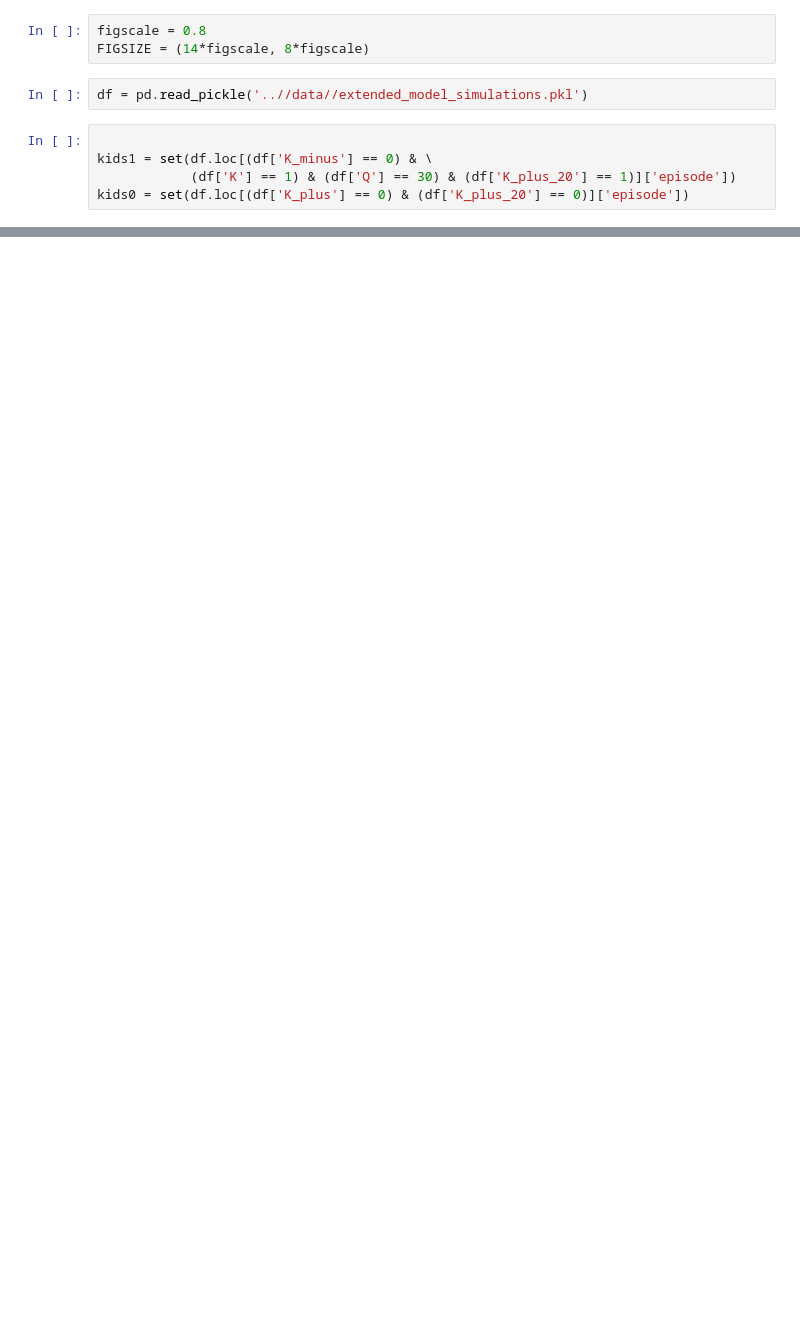
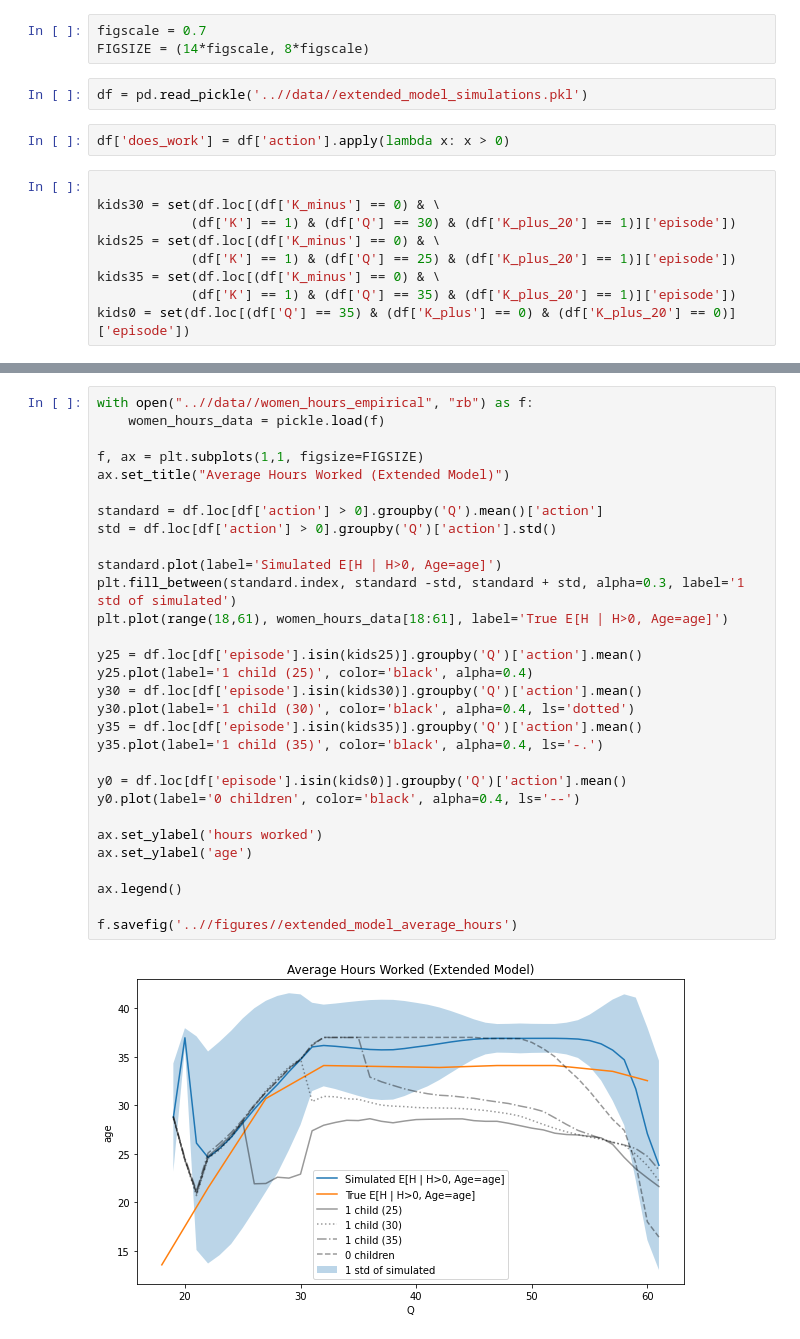
Before and after one commit to JakartaLaw/speciale, a Jupyter notebook: src/Extended Model V1 - Results.ipynb, the cells around one changed output, grey strips where cells are left out. Cells and saved outputs as stored; diff of their text form; blank space fills up the shorter version.

```diff
--- a/src/Extended Model V1 - Results.ipynb
+++ b/src/Extended Model V1 - Results.ipynb
@@ -6,10 +8,16 @@ import seaborn as sbn
 # %%
-figscale = 0.8
+figscale = 0.7
 FIGSIZE = (14*figscale, 8*figscale)
 # %%
 df = pd.read_pickle('..//data//extended_model_simulations.pkl')
+# %%
+df['does_work'] = df['action'].apply(lambda x: x > 0)
 # %%
 
-kids1 = set(df.loc[(df['K_minus'] == 0) & \
+kids30 = set(df.loc[(df['K_minus'] == 0) & \
             (df['K'] == 1) & (df['Q'] == 30) & (df['K_plus_20'] == 1)]['episode'])
-kids0 = set(df.loc[(df['K_plus'] == 0) & (df['K_plus_20'] == 0)]['episode'])
+kids25 = set(df.loc[(df['K_minus'] == 0) & \
+            (df['K'] == 1) & (df['Q'] == 25) & (df['K_plus_20'] == 1)]['episode'])
+kids35 = set(df.loc[(df['K_minus'] == 0) & \
+            (df['K'] == 1) & (df['Q'] == 35) & (df['K_plus_20'] == 1)]['episode'])
+kids0 = set(df.loc[(df['Q'] == 35) & (df['K_plus'] == 0) & (df['K_plus_20'] == 0)]['episode'])
@@ -31,0 +24,32 @@ len(kids1) ,len(kids0)
+# %%
+with open("..//data//women_hours_empirical", "rb") as f:
+    women_hours_data = pickle.load(f)
+
+f, ax = plt.subplots(1,1, figsize=FIGSIZE)
+ax.set_title("Average Hours Worked (Extended Model)")
+
+standard = df.loc[df['action'] > 0].groupby('Q').mean()['action']
+std = df.loc[df['action'] > 0].groupby('Q')['action'].std()
+
+standard.plot(label='Simulated E[H | H>0, Age=age]')
+plt.fill_between(standard.index, standard -std, standard + std, alpha=0.3, label='1 std of simulated')
+plt.plot(range(18,61), women_hours_data[18:61], label='True E[H | H>0, Age=age]')
+
+y25 = df.loc[df['episode'].isin(kids25)].groupby('Q')['action'].mean()
+y25.plot(label='1 child (25)', color='black', alpha=0.4)
+y30 = df.loc[df['episode'].isin(kids30)].groupby('Q')['action'].mean()
+y30.plot(label='1 child (30)', color='black', alpha=0.4, ls='dotted')
+y35 = df.loc[df['episode'].isin(kids35)].groupby('Q')['action'].mean()
+y35.plot(label='1 child (35)', color='black', alpha=0.4, ls='-.')
+
+y0 = df.loc[df['episode'].isin(kids0)].groupby('Q')['action'].mean()
+y0.plot(label='0 children', color='black', alpha=0.4, ls='--')
+
+ax.set_ylabel('hours worked')
+ax.set_ylabel('age')
+
+ax.legend()
+
+f.savefig('..//figures//extended_model_average_hours')
+# %% [output]
+[figure, added]
```
Also changed, not shown: parts of 16 cells of this notebook, 14 other files.
